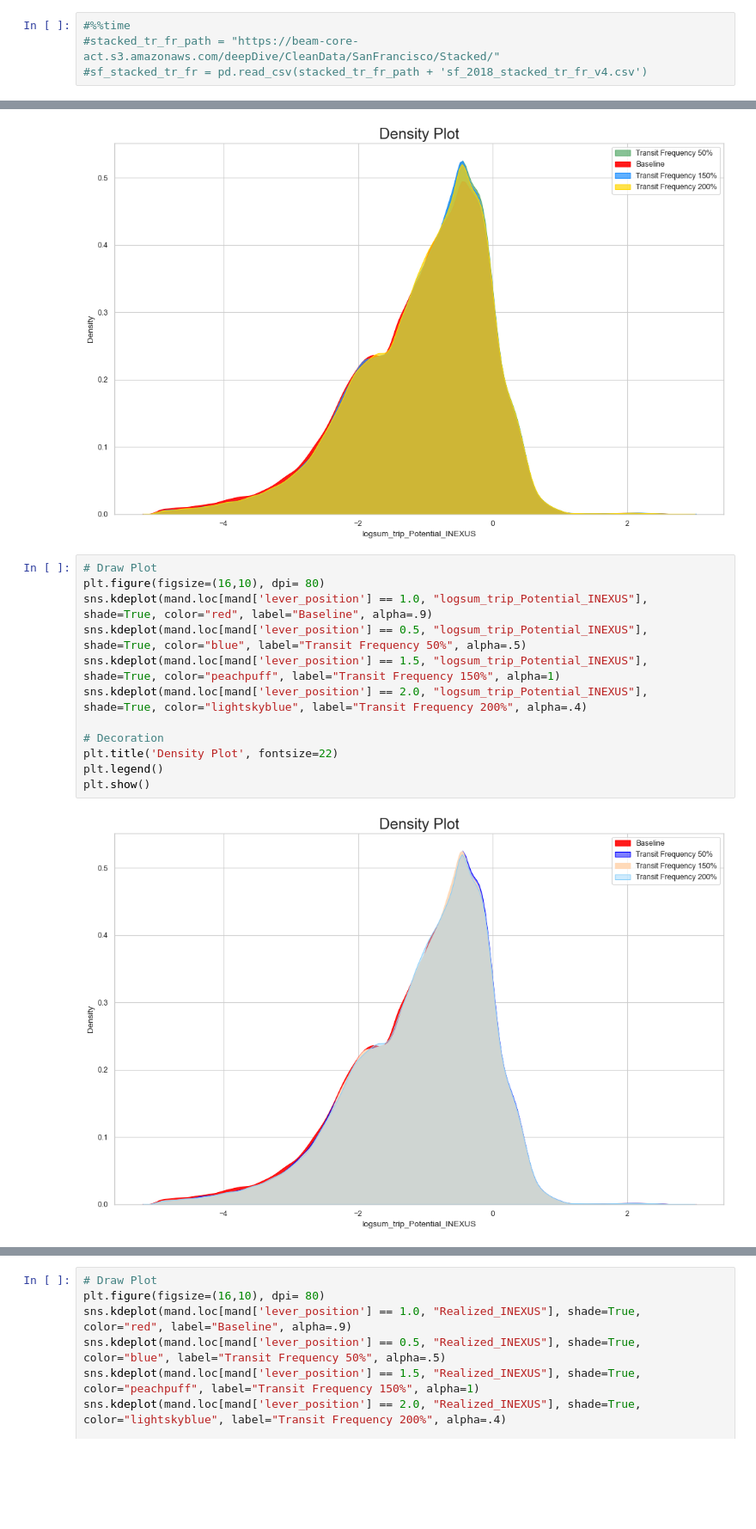
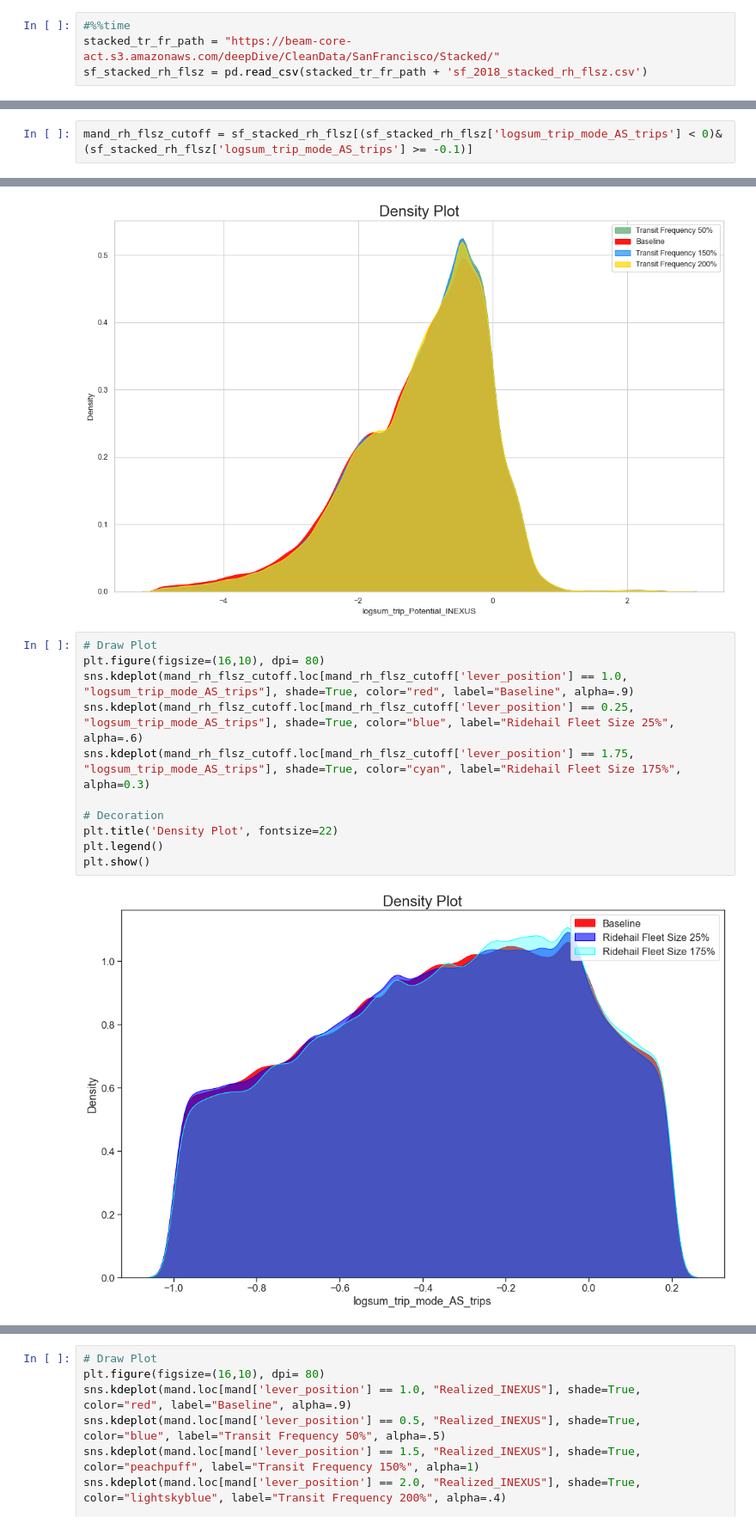
Before and after one commit to LBNL-UCB-STI/beam-core-analysis, a Jupyter notebook: Users/Nazanin/INEXUS_Plots.ipynb, the cells around one changed output, grey strips where cells are left out. Shown at 86% size. Cells and saved outputs as stored; diff of their text form; blank space fills up the shorter version.

Commit message:
Cleaning the person trip file

```diff
--- a/Users/Nazanin/INEXUS_Plots.ipynb
+++ b/Users/Nazanin/INEXUS_Plots.ipynb
@@ -69,5 +69,5 @@ CPU times: total: 1min 16s
 Wall time: 2min 3s
 # %%
 #%%time
-#stacked_tr_fr_path = "https://beam-core-act.s3.amazonaws.com/deepDive/CleanData/SanFrancisco/Stacked/"
-#sf_stacked_tr_fr = pd.read_csv(stacked_tr_fr_path + 'sf_2018_stacked_tr_fr_v4.csv')
+stacked_tr_fr_path = "https://beam-core-act.s3.amazonaws.com/deepDive/CleanData/SanFrancisco/Stacked/"
+sf_stacked_rh_flsz = pd.read_csv(stacked_tr_fr_path + 'sf_2018_stacked_rh_flsz.csv')
@@ -420,0 +428,2 @@ sf_stacked_tr_fr_pivot
+# %%
+mand_rh_flsz_cutoff = sf_stacked_rh_flsz[(sf_stacked_rh_flsz['logsum_trip_mode_AS_trips'] < 0)&(sf_stacked_rh_flsz['logsum_trip_mode_AS_trips'] >= -0.1)]
@@ -526,14 +554,13 @@ plt.show()
 # %%
 # Draw Plot
 plt.figure(figsize=(16,10), dpi= 80)
-sns.kdeplot(mand.loc[mand['lever_position'] == 1.0, "logsum_trip_Potential_INEXUS"], shade=True, color="red", label="Baseline", alpha=.9)
-sns.kdeplot(mand.loc[mand['lever_position'] == 0.5, "logsum_trip_Potential_INEXUS"], shade=True, color="blue", label="Transit Frequency 50%", alpha=.5)
-sns.kdeplot(mand.loc[mand['lever_position'] == 1.5, "logsum_trip_Potential_INEXUS"], shade=True, color="peachpuff", label="Transit Frequency 150%", alpha=1)
-sns.kdeplot(mand.loc[mand['lever_position'] == 2.0, "logsum_trip_Potential_INEXUS"], shade=True, color="lightskyblue", label="Transit Frequency 200%", alpha=.4)
+sns.kdeplot(mand_rh_flsz_cutoff.loc[mand_rh_flsz_cutoff['lever_position'] == 1.0, "logsum_trip_mode_AS_trips"], shade=True, color="red", label="Baseline", alpha=.9)
+sns.kdeplot(mand_rh_flsz_cutoff.loc[mand_rh_flsz_cutoff['lever_position'] == 0.25, "logsum_trip_mode_AS_trips"], shade=True, color="blue", label="Ridehail Fleet Size 25%", alpha=.6)
+sns.kdeplot(mand_rh_flsz_cutoff.loc[mand_rh_flsz_cutoff['lever_position'] == 1.75, "logsum_trip_mode_AS_trips"], shade=True, color="cyan", label="Ridehail Fleet Size 175%", alpha=0.3)
 
 # Decoration
 plt.title('Density Plot', fontsize=22)
 plt.legend()
 plt.show()
 # %% [output]
-[figure, old version]
+[figure, new version]
```
Also changed, not shown: parts of 10 cells of this notebook, 1 other file.
